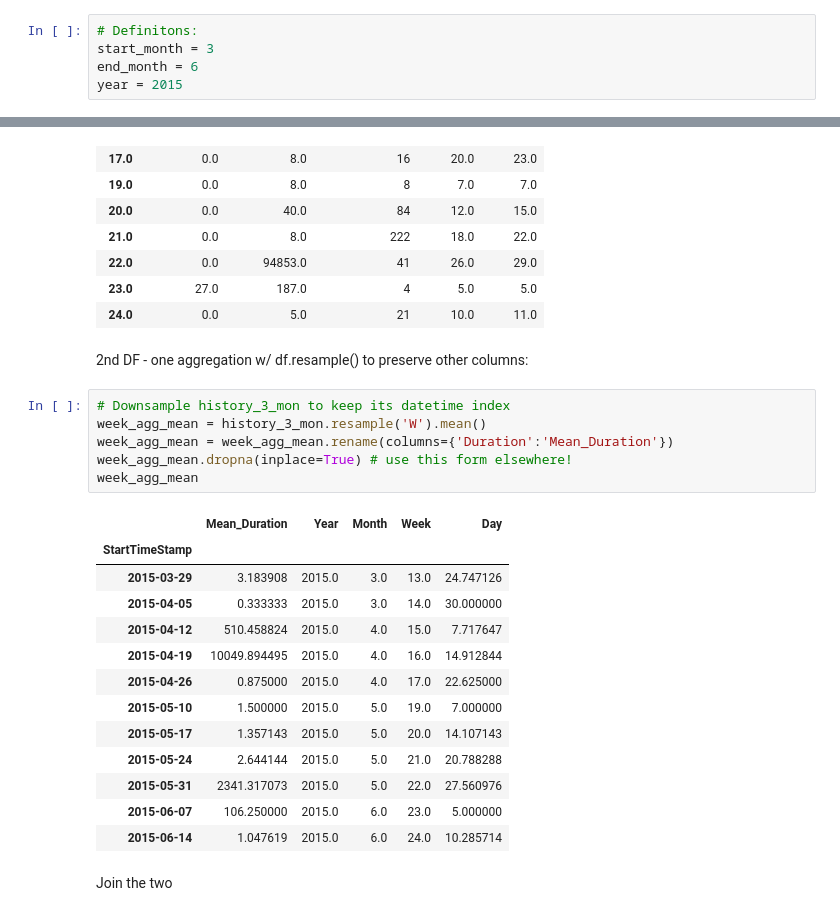
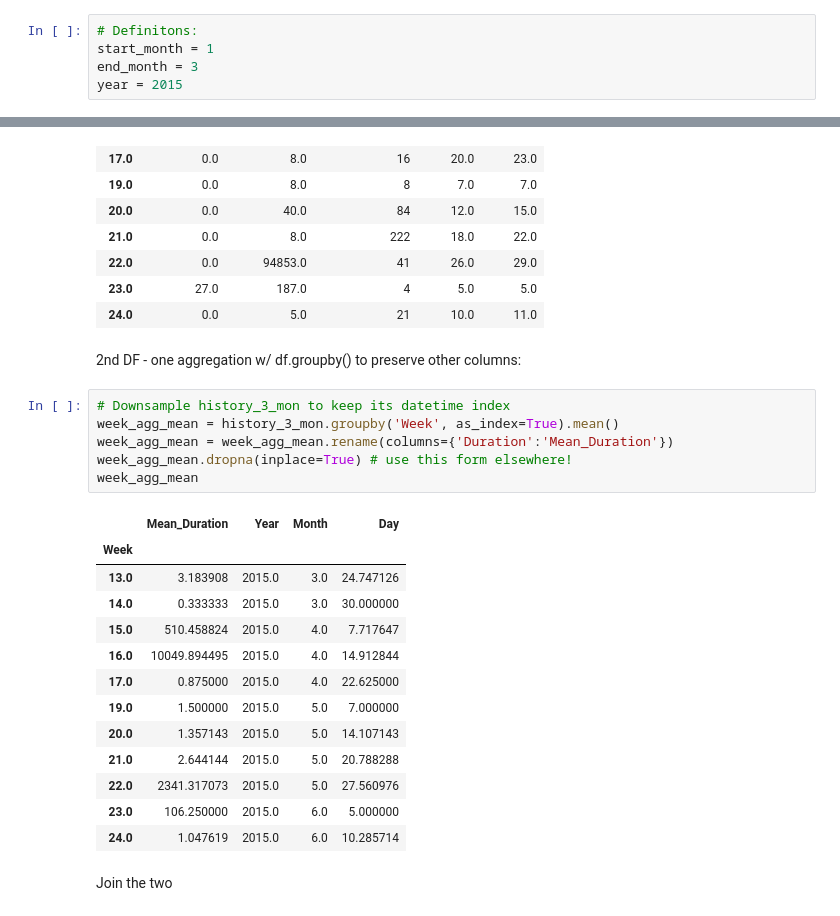
Before and after one commit to leilanihagen/interject-datacell-request-time-data-exploration, a Jupyter notebook: datacell_request_time.ipynb, the cells around one changed output, grey strips where cells are left out. Cells and saved outputs as stored; diff of their text form.

```diff
--- a/datacell_request_time.ipynb
+++ b/datacell_request_time.ipynb
@@ -567,8 +567,8 @@ request_outliers_wk.head()
 Consider eliminating months that we don't need in sql...
 # %%
 # Definitons:
-start_month = 3
-end_month = 6
+start_month = 1
+end_month = 3
 year = 2015
 # %% [markdown]
 Select only the months and year specified
@@ -659,27 +647,27 @@ week_aggs
 | 23.0 | 27.0 | 187.0 | 4 | 5.0 | 5.0 |
 | 24.0 | 0.0 | 5.0 | 21 | 10.0 | 11.0 |
 # %% [markdown]
-2nd DF - one aggregation w/ df.resample() to preserve other columns:
+2nd DF - one aggregation w/ df.groupby() to preserve other columns:
 # %%
 # Downsample history_3_mon to keep its datetime index
-week_agg_mean = history_3_mon.resample('W').mean()
+week_agg_mean = history_3_mon.groupby('Week', as_index=True).mean()
 week_agg_mean = week_agg_mean.rename(columns={'Duration':'Mean_Duration'})
 week_agg_mean.dropna(inplace=True) # use this form elsewhere!
 week_agg_mean
 # %% [output]
-|  | Mean_Duration | Year | Month | Week | Day |
-| StartTimeStamp |  |  |  |  |  |
-| 2015-03-29 | 3.183908 | 2015.0 | 3.0 | 13.0 | 24.747126 |
-| 2015-04-05 | 0.333333 | 2015.0 | 3.0 | 14.0 | 30.000000 |
-| 2015-04-12 | 510.458824 | 2015.0 | 4.0 | 15.0 | 7.717647 |
-| 2015-04-19 | 10049.894495 | 2015.0 | 4.0 | 16.0 | 14.912844 |
-| 2015-04-26 | 0.875000 | 2015.0 | 4.0 | 17.0 | 22.625000 |
-| 2015-05-10 | 1.500000 | 2015.0 | 5.0 | 19.0 | 7.000000 |
-| 2015-05-17 | 1.357143 | 2015.0 | 5.0 | 20.0 | 14.107143 |
-| 2015-05-24 | 2.644144 | 2015.0 | 5.0 | 21.0 | 20.788288 |
-| 2015-05-31 | 2341.317073 | 2015.0 | 5.0 | 22.0 | 27.560976 |
-| 2015-06-07 | 106.250000 | 2015.0 | 6.0 | 23.0 | 5.000000 |
-| 2015-06-14 | 1.047619 | 2015.0 | 6.0 | 24.0 | 10.285714 |
+|  | Mean_Duration | Year | Month | Day |
+| Week |  |  |  |  |
+| 13.0 | 3.183908 | 2015.0 | 3.0 | 24.747126 |
+| 14.0 | 0.333333 | 2015.0 | 3.0 | 30.000000 |
+| 15.0 | 510.458824 | 2015.0 | 4.0 | 7.717647 |
+| 16.0 | 10049.894495 | 2015.0 | 4.0 | 14.912844 |
+| 17.0 | 0.875000 | 2015.0 | 4.0 | 22.625000 |
+| 19.0 | 1.500000 | 2015.0 | 5.0 | 7.000000 |
+| 20.0 | 1.357143 | 2015.0 | 5.0 | 14.107143 |
+| 21.0 | 2.644144 | 2015.0 | 5.0 | 20.788288 |
+| 22.0 | 2341.317073 | 2015.0 | 5.0 | 27.560976 |
+| 23.0 | 106.250000 | 2015.0 | 6.0 | 5.000000 |
+| 24.0 | 1.047619 | 2015.0 | 6.0 | 10.285714 |
 # %% [markdown]
 Join the two
 # %%
```
Also changed, not shown: parts of 21 cells of this notebook.
